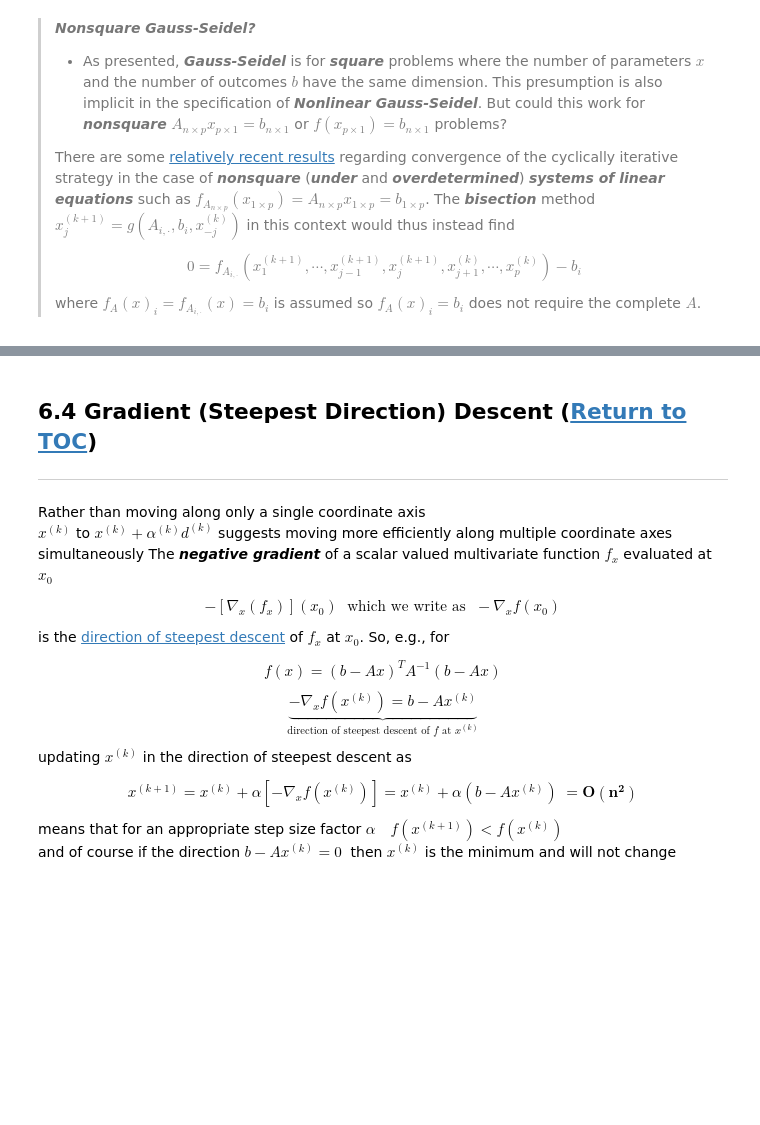
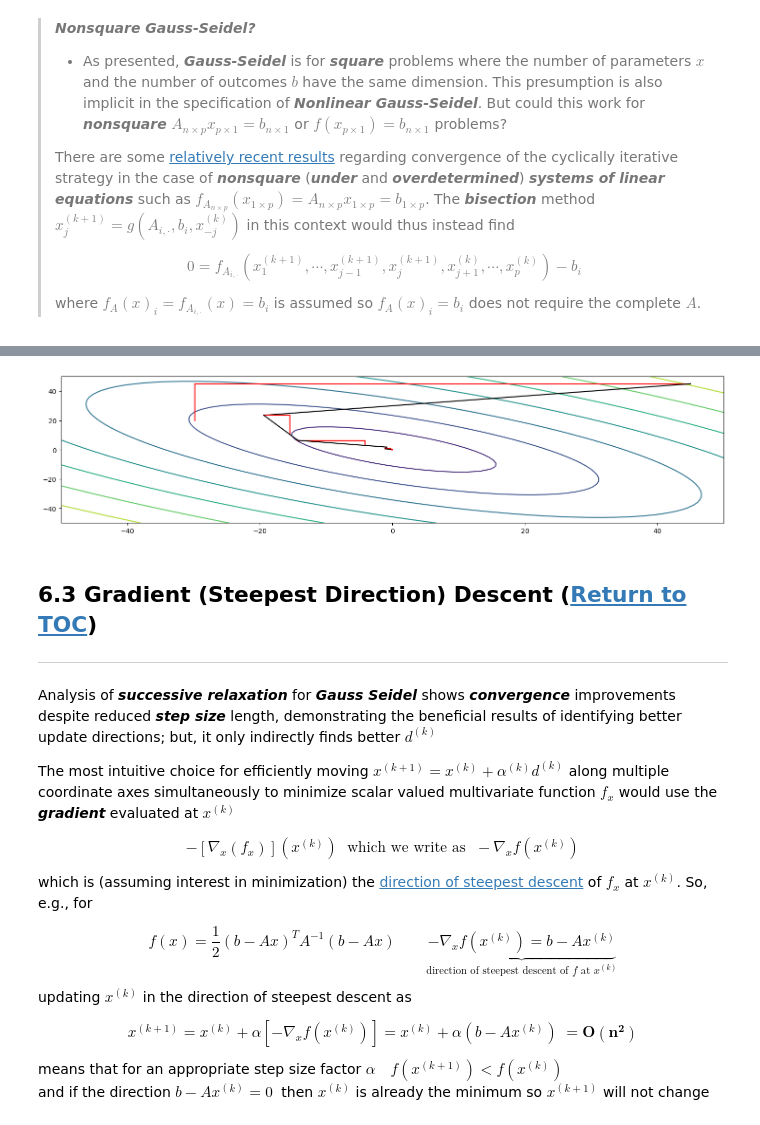
Before and after one commit to pointOfive/STA410_W24_StatisticalComputation, a Jupyter notebook: Week6/STA410_W24_Week6_Lecture_IterativeMethods.ipynb, the cells around one changed output, grey strips where cells are left out. Drawn from its saved outputs; the diff is of its cells as text; code cells hidden in the pictures; blank space fills up the shorter version.

```diff
--- a/Week6/STA410_W24_Week6_Lecture_IterativeMethods.ipynb
+++ b/Week6/STA410_W24_Week6_Lecture_IterativeMethods.ipynb
@@ -412,20 +341,34 @@ which (for a unimodal region) simply indicates that at $x^{(k)} + \alpha^{(k)}d^
+# %%
+from scipy import optimize # https://docs.scipy.org/doc/scipy/reference/tutorial/optimize.html
+s,x0 = 20,45.0*np.ones((2,1)); fig,ax = plt.subplots(figsize=(18,4)); ax.contour(x1, x2, np.sqrt(y)) # ax.set(aspect=1) # https://matplotlib.org/stable/api/_as_gen/matplotlib.pyplot.figure.html#examples-using-matplotlib-pyplot-figure
+w1,w2 = 1,1 # coordinate-wise and vector-wise successive overrelaxation
+for k in range(s):
+    xkm1 = x0.copy()
+    for i in range(2):
+        xk = x0.copy(); univariate_f = build_univariate_f(x0[1-i][0], i);
+        xi = optimize.minimize_scalar(univariate_f, method='brent').x
+        xk[i] = (1-w1)*xk[i]+w1*xi; plt.plot([x0[0],xk[0]], [x0[1],xk[1]], 'r'); x0 = xk.copy()
+    xk = (1-w2)*xkm1+w2*xk; dk = xk-xkm1; ls = lambda a: (xkm1 + a*dk).T@A@(xkm1 + a*dk) + (xkm1 + a*dk).T@b + c
+    xk = xkm1+dk*optimize.minimize_scalar(ls, method='brent').x
+    plt.plot([xkm1[0],xk[0]], [xkm1[1],xk[1]], 'k'); xkm1 = xk.copy(); x0 = xkm1.copy()
+# %% [output]
+[figure, added]
 # %% [markdown]
 <a name="cell-sovling-gradients-steepest"></a>
-## 6.4 Gradient (Steepest Direction) Descent ([Return to TOC](#cell-solving))
+## 6.3 Gradient (Steepest Direction) Descent ([Return to TOC](#cell-solving))
 ---
+Analysis of ***successive relaxation*** for ***Gauss Seidel*** shows ***convergence*** improvements despite reduced ***step size*** length, demonstrating the beneficial results of identifying better update directions; but, it only indirectly finds better $d^{(k)}$
 
-Rather than moving along only a single coordinate axis<br>$x^{(k)}$ to $x^{(k)} +\alpha^{(k)}d^{(k)}$ suggests moving more efficiently along multiple coordinate axes simultaneously
-The ***negative gradient*** of a scalar valued multivariate function $f_x$ evaluated at $x_0$
+The most intuitive choice for efficiently moving $x^{(k+1)} = x^{(k)} +\alpha^{(k)}d^{(k)}$ along multiple coordinate axes simultaneously to minimize scalar valued multivariate function $f_x$ would use the ***gradient*** evaluated at $x^{(k)}$
 
-$$ -\left[\nabla_{x} (f_x)\right]\!(x_0) \; \text { which we write as } \; -\nabla_x f(x_0)$$
+$$ -\left[\nabla_{x} (f_x)\right]\!(x^{(k)}) \; \text { which we write as } \; -\nabla_x f(x^{(k)})$$
 
-is the [direction of steepest descent](https://math.stackexchange.com/questions/223252/why-is-gradient-the-direction-of-steepest-ascent) of $f_x$ at $x_0$. So, e.g., for
+which is (assuming interest in minimization) the [direction of steepest descent](https://math.stackexchange.com/questions/223252/why-is-gradient-the-direction-of-steepest-ascent) of $f_x$ at $x^{(k)}$. So, e.g., for
 
-$$f(x) = (b - Ax)^T A^{-1} (b - Ax)$$
-$$\underbrace{- \nabla_{x} f(x^{(k)}) = b - A x^{(k)}}_{\text{direction of steepest descent of $f$ at $x^{(k)}$}}$$
+$$f(x) = \frac{1}{2}(b - Ax)^T A^{-1} (b - Ax) \quad \quad \underbrace{- \nabla_{x} f(x^{(k)}) = b - A x^{(k)}}_{\text{direction of steepest descent of $f$ at $x^{(k)}$}}$$
 updating $x^{(k)}$ in the direction of steepest descent as
 
 $$x^{(k+1)} = x^{(k)} + \alpha \left[ - \nabla_{x} f(x^{(k)}) \right] = x^{(k)} + \alpha (b - Ax^{(k)}) \; \mathbf{= O(n^2)}$$
 
-means that for an appropriate step size factor $\alpha \quad f(x^{(k+1)}) < f(x^{(k)}) \quad$<br>and of course if the direction $b-Ax^{(k)} = 0\;$ then $x^{(k)}$ is the minimum and will not change
+means that for an appropriate step size factor $\alpha \quad f(x^{(k+1)}) < f(x^{(k)}) \quad$<br>and if the direction $b-Ax^{(k)} = 0\;$ then $x^{(k)}$ is already the minimum so $x^{(k+1)}$ will not change
 # %% [markdown]
```
Also changed, not shown: parts of 30 cells of this notebook, 1 other file.
